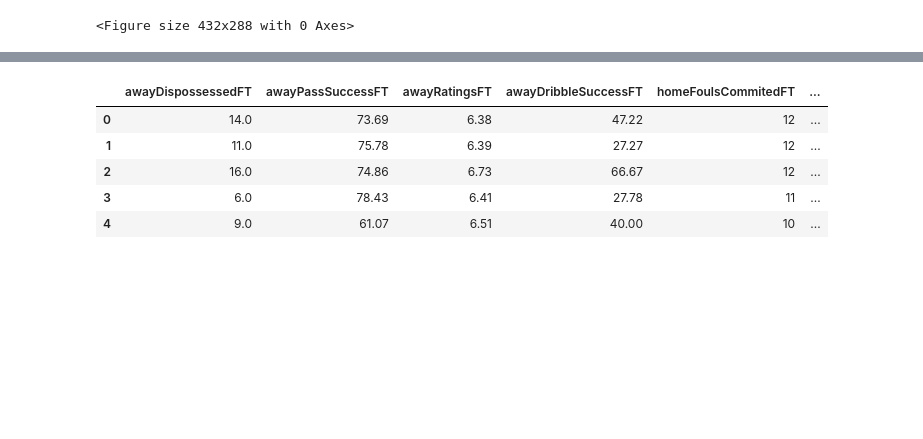
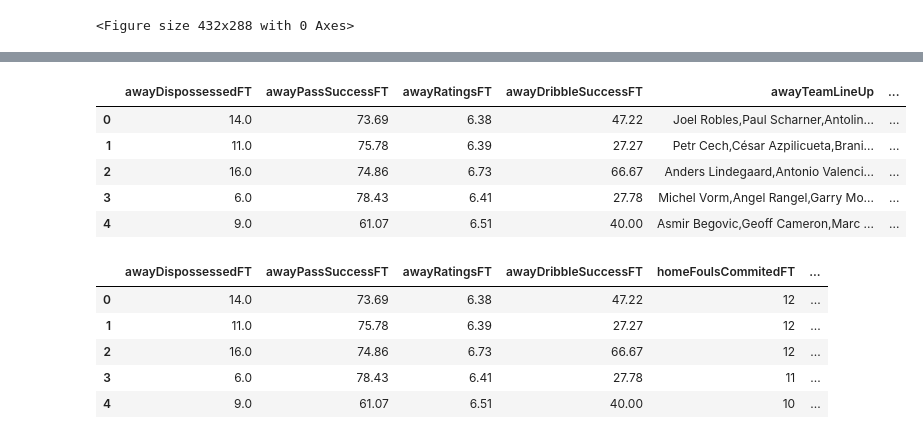
Before and after one commit to chizkidd/dsi-CapstoneProj, a Jupyter notebook: src/RollingMeans.ipynb, the cells around one changed output, grey strips where cells are left out. Drawn from its saved outputs; the diff is of its cells as text; code cells hidden in the pictures; blank space fills up the shorter version.

```diff
--- a/src/RollingMeans.ipynb
+++ b/src/RollingMeans.ipynb
@@ -48,3 +61,14 @@ raw_df = pd.read_csv
+# %%
+df = data_prep.clean('../data/FootballEurope/FootballEurope.csv')
+# %%
+df.head()
+# %% [output]
+|  | awayDispossessedFT | awayPassSuccessFT | awayRatingsFT | awayDribbleSuccessFT | awayTeamLineUp | ... |
+| 0 | 14.0 | 73.69 | 6.38 | 47.22 | Joel Robles,Paul Scharner,Antolin... | ... |
+| 1 | 11.0 | 75.78 | 6.39 | 27.27 | Petr Cech,César Azpilicueta,Brani... | ... |
+| 2 | 16.0 | 74.86 | 6.73 | 66.67 | Anders Lindegaard,Antonio Valenci... | ... |
+| 3 | 6.0 | 78.43 | 6.41 | 27.78 | Michel Vorm,Angel Rangel,Garry Mo... | ... |
+| 4 | 9.0 | 61.07 | 6.51 | 40.00 | Asmir Begovic,Geoff Cameron,Marc ... | ... |
 # %%
 clean_df = preprocessor.create_model_df('../data/FootballEurope/FootballEurope.csv')
 # %%
```
Also changed, not shown: parts of 4 cells of this notebook, 1 other file.
